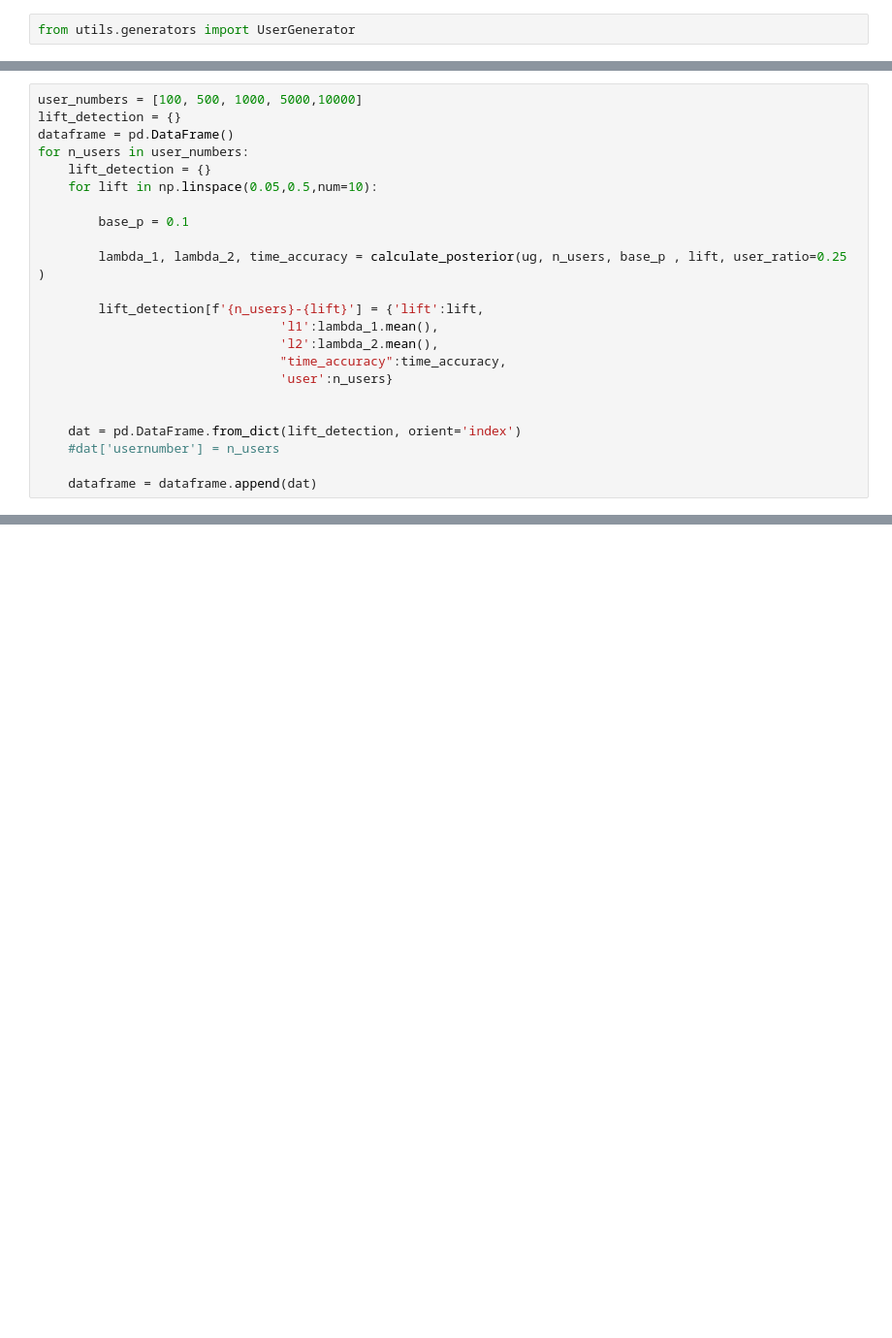
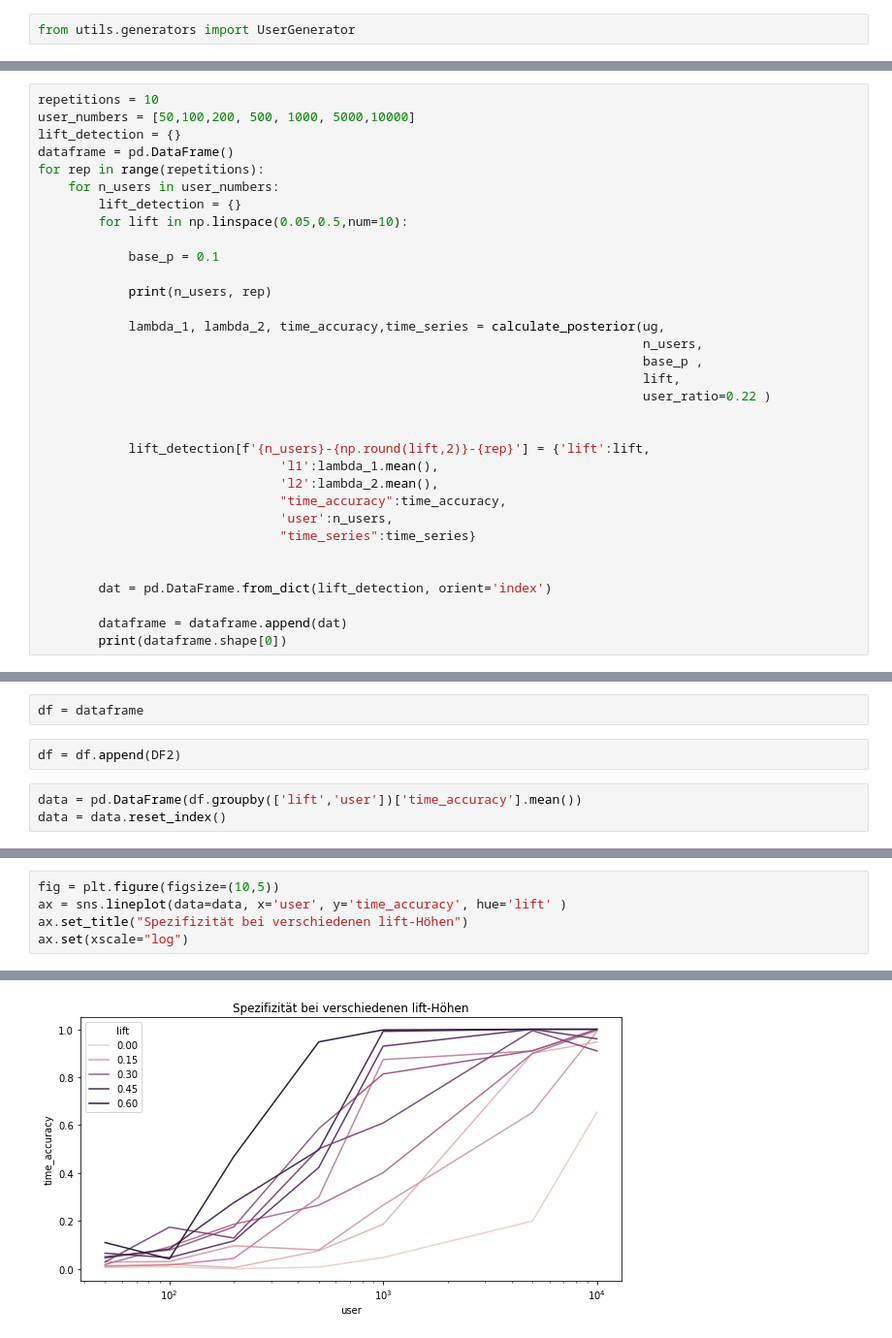
Before and after one commit to Ethuer/DataBlog, a Jupyter notebook: General/Lift_test_bayesian_part2.ipynb, the cells around one changed output, grey strips where cells are left out. Shown at 97% size. Cells and saved outputs as stored; diff of their text form; blank space fills up the shorter version.

Commit message:
extend plotting and analytics

```diff
--- a/General/Lift_test_bayesian_part2.ipynb
+++ b/General/Lift_test_bayesian_part2.ipynb
@@ -78,23 +86,33 @@ def run_sampler(dat):
 # %%
-user_numbers = [100, 500, 1000, 5000,10000]
+repetitions = 10
+user_numbers = [50,100,200, 500, 1000, 5000,10000]
 lift_detection = {}
 dataframe = pd.DataFrame()
-for n_users in user_numbers:
-    lift_detection = {}
-    for lift in np.linspace(0.05,0.5,num=10):
+for rep in range(repetitions):
+    for n_users in user_numbers:
+        lift_detection = {}
+        for lift in np.linspace(0.05,0.5,num=10):
 
-        base_p = 0.1
+            base_p = 0.1
 
-        lambda_1, lambda_2, time_accuracy = calculate_posterior(ug, n_users, base_p , lift, user_ratio=0.25 )
+            print(n_users, rep)
 
-        lift_detection[f'{n_users}-{lift}'] = {'lift':lift,
+            lambda_1, lambda_2, time_accuracy,time_series = calculate_posterior(ug,
+                                                                                n_users,
+                                                                                base_p ,
+                                                                                lift,
+                                                                                user_ratio=0.22 )
+
+
+            lift_detection[f'{n_users}-{np.round(lift,2)}-{rep}'] = {'lift':lift,
                                 'l1':lambda_1.mean(),
                                 'l2':lambda_2.mean(),
                                 "time_accuracy":time_accuracy,
-                                'user':n_users}
+                                'user':n_users,
+                                "time_series":time_series}
 
 
-    dat = pd.DataFrame.from_dict(lift_detection, orient='index')
-    #dat['usernumber'] = n_users
+        dat = pd.DataFrame.from_dict(lift_detection, orient='index')
 
-    dataframe = dataframe.append(dat)
+        dataframe = dataframe.append(dat)
+        print(dataframe.shape[0])
@@ -100,0 +209,7 @@ for n_users in user_numbers:
+# %%
+df = dataframe
+# %%
+df = df.append(DF2)
+# %%
+data = pd.DataFrame(df.groupby(['lift','user'])['time_accuracy'].mean())
+data = data.reset_index()
@@ -100,0 +232,6 @@ for n_users in user_numbers:
+# %%
+fig = plt.figure(figsize=(10,5))
+ax = sns.lineplot(data=data, x='user', y='time_accuracy', hue='lift' )
+ax.set_title("Spezifizität bei verschiedenen lift-Höhen")
+ax.set(xscale="log")
+# %% [output]
@@ -100,0 +239 @@ for n_users in user_numbers:
+[figure, added]
```
Also changed, not shown: parts of 17 cells of this notebook.
